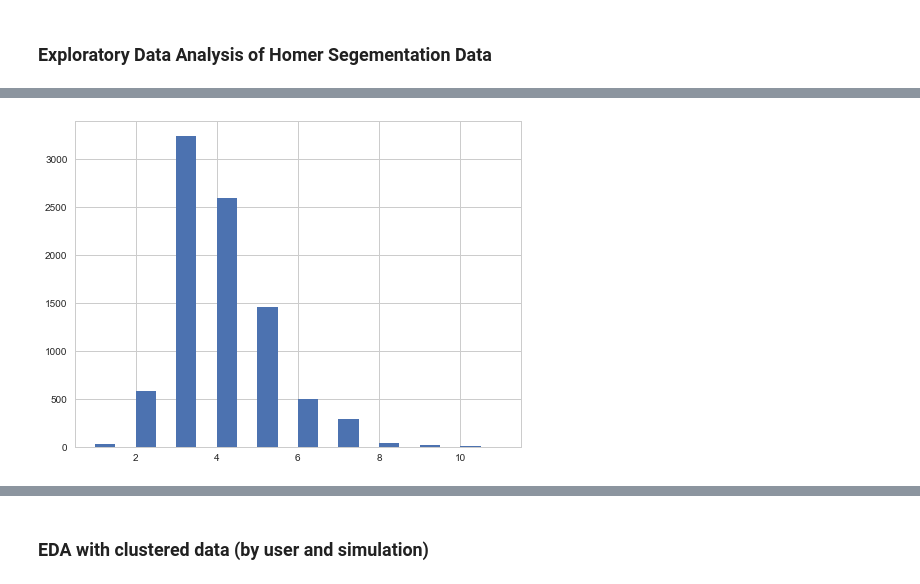
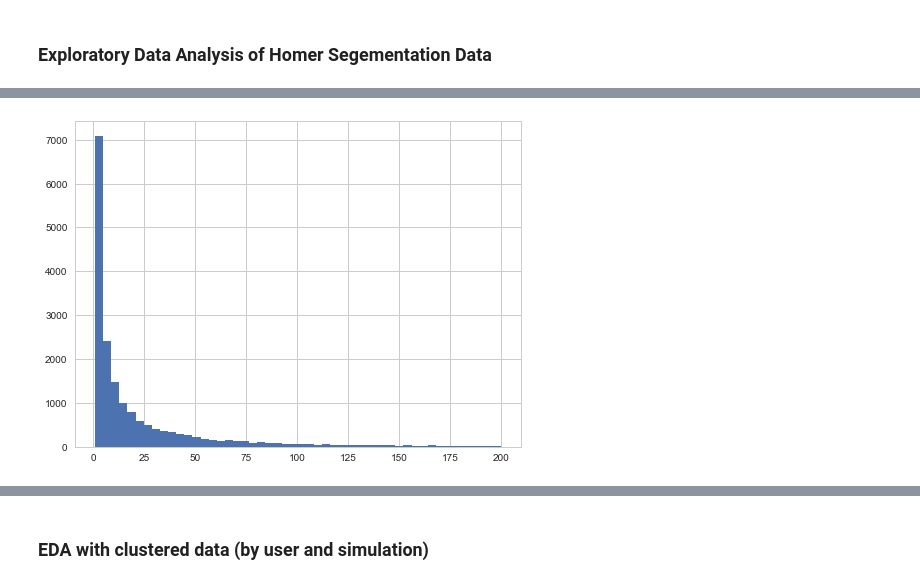
Before and after one commit to Stuart-D-King/homer_segmentation, a Jupyter notebook: homer_eda.ipynb, the cells around one changed output, grey strips where cells are left out. Saved outputs shown, nothing was run; the diff lists cells and outputs as text; code cells hidden in the pictures.

```diff
--- a/homer_eda.ipynb
+++ b/homer_eda.ipynb
@@ -87,8 +106,13 @@ df_users.describe()
 # %%
+sims = df_users['NumSims'].values
+mu = sims.mean()
+std = sims.std()
+sims = [s for s in sims if s <= mu + std and s >= mu - std]
+
 fig = plt.figure(figsize=(8,6))
 ax = fig.add_subplot(111)
 
-ax.hist(df_users['NumChangedInputs'], bins=20)
+ax.hist(sims, bins=50)
 plt.show()
 # %% [output]
-[figure, old version]
+[figure, new version]
```
Also changed, not shown: parts of 24 cells of this notebook, 8 other files.
